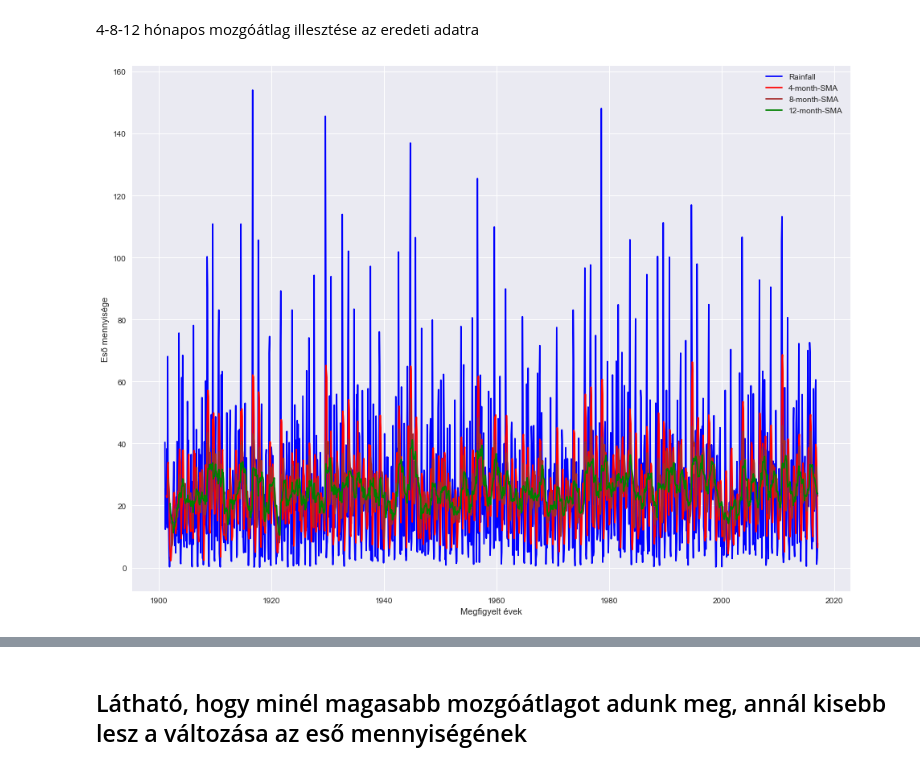
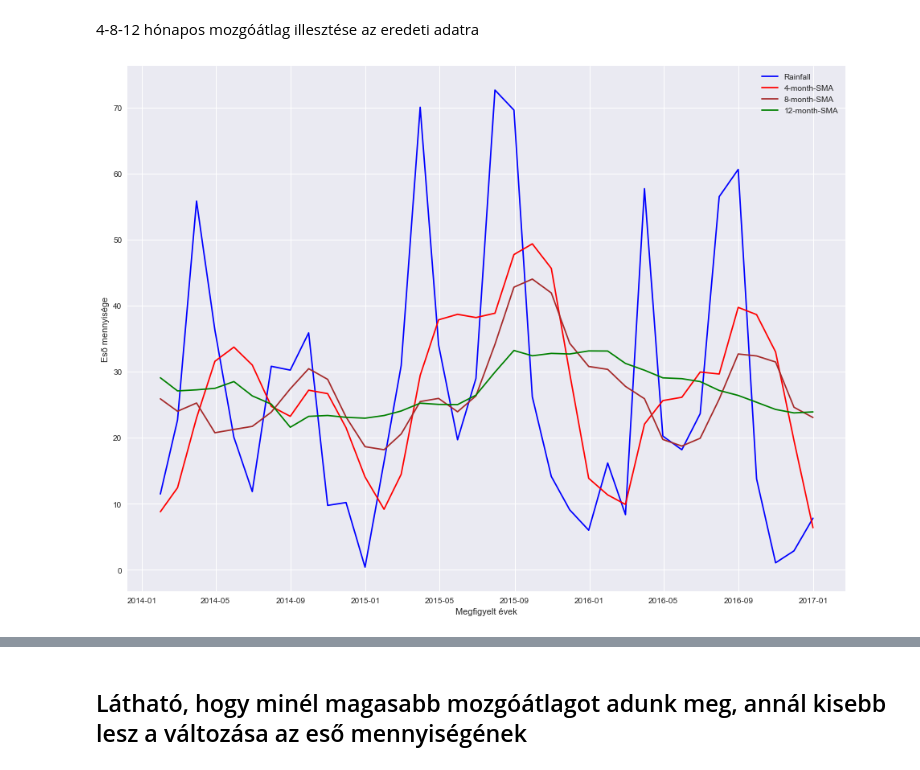
Before and after one commit to tmartin98/szamitogepadatelemzes, a Jupyter notebook: Pakistan rainfall.ipynb, the cells around one changed output, grey strips where cells are left out. Saved outputs shown, nothing was run; the diff lists cells and outputs as text; code cells hidden in the pictures.

```diff
--- a/Pakistan rainfall.ipynb
+++ b/Pakistan rainfall.ipynb
@@ -38,3 +54,5 @@ df.head()
 | 1901-03-31 | 25.5119 |
 | 1901-04-30 | 14.2942 |
 | 1901-05-31 | 38.3046 |
+# %%
+df.drop_duplicates(inplace=True)
@@ -53,16 +82,16 @@ plt.show()
 # %%
 plt.figure(figsize=(16,12))
 df['4-month-SMA']=df['Rainfall'].rolling(window=4).mean()
 df['8-month-SMA']=df['Rainfall'].rolling(window=8).mean()
 df['12-month-SMA']=df['Rainfall'].rolling(window=12).mean()
 
-plt.plot(df['Rainfall'],color='blue')
-plt.plot(df['4-month-SMA'],color='red')
-plt.plot(df['8-month-SMA'],color='brown')
-plt.plot(df['12-month-SMA'],color='green')
+plt.plot(df['Rainfall'][-36:],color='blue')
+plt.plot(df['4-month-SMA'][-36:],color='red')
+plt.plot(df['8-month-SMA'][-36:],color='brown')
+plt.plot(df['12-month-SMA'][-36:],color='green')
 plt.xlabel('Megfigyelt évek')
 plt.ylabel('Eső mennyisége')
 plt.legend(["Rainfall","4-month-SMA","8-month-SMA","12-month-SMA"])
 plt.show()
 # %% [output]
-[figure, old version]
+[figure, new version]
```
Also changed, not shown: parts of 13 cells of this notebook.
